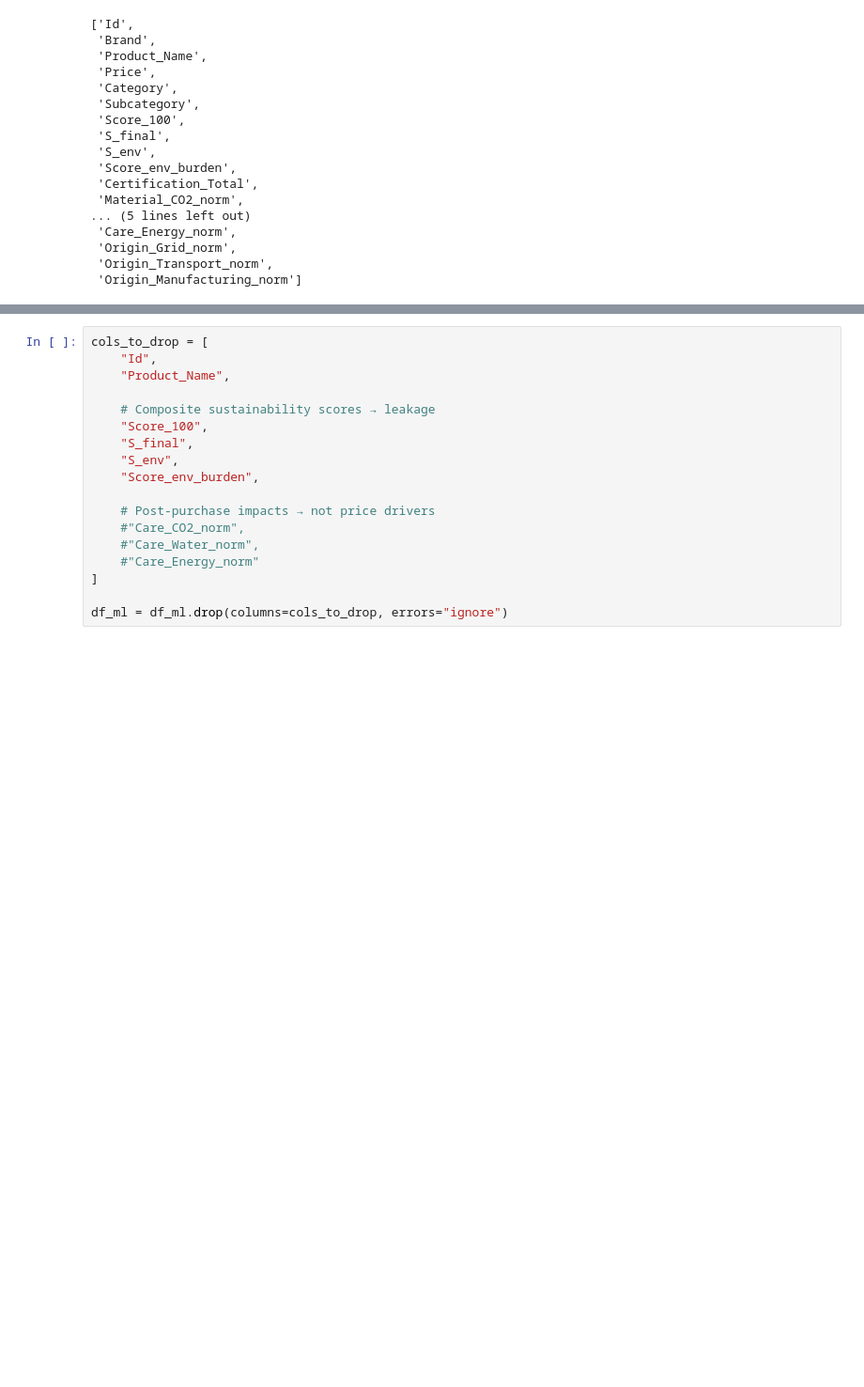
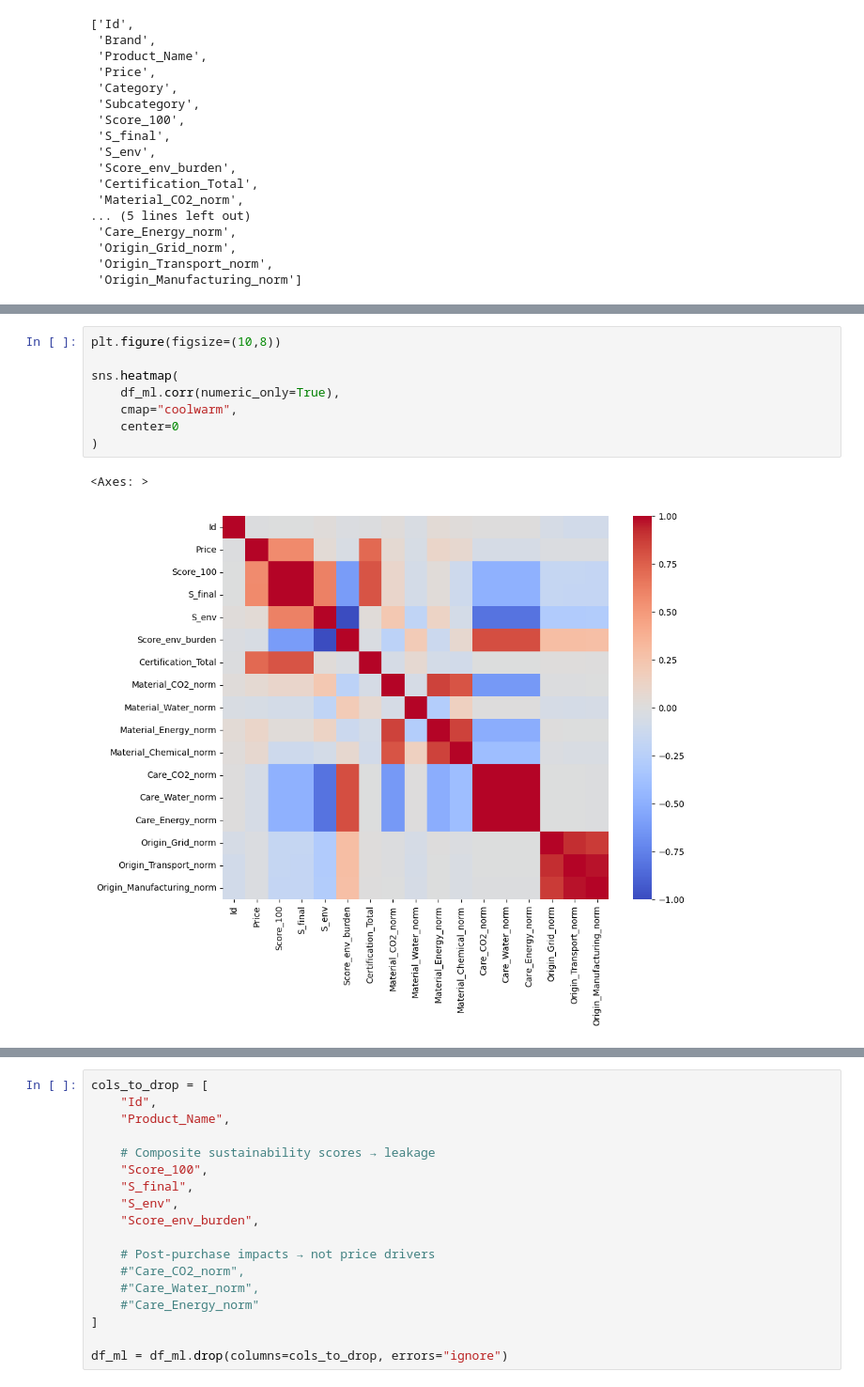
Before and after one commit to lmcassidy/Quantifying-sustainability-in-fashion-, a Jupyter notebook: Model_Predict_Price.ipynb, the cells around one changed output, grey strips where cells are left out. Shown at 94% size. Saved outputs shown, nothing was run; the diff lists cells and outputs as text; blank space fills up the shorter version.

```diff
--- a/Model_Predict_Price.ipynb
+++ b/Model_Predict_Price.ipynb
@@ -135,0 +197,11 @@ list(df_ml.columns)
+# %%
+plt.figure(figsize=(10,8))
+
+sns.heatmap(
+    df_ml.corr(numeric_only=True),
+    cmap="coolwarm",
+    center=0
+)
+# %% [output]
+<Axes: >
+[figure, added]
```
Also changed, not shown: parts of 33 cells of this notebook.
